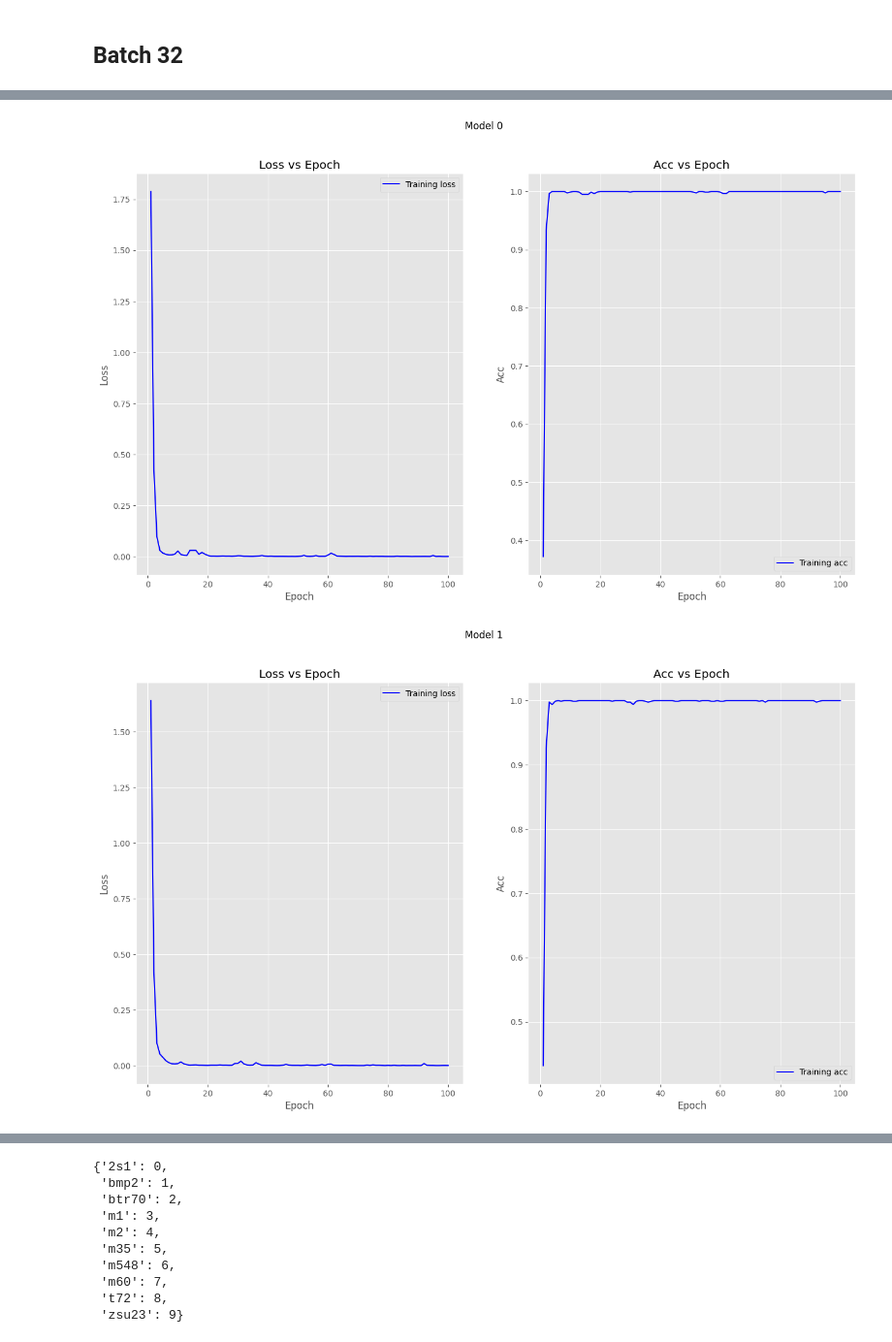
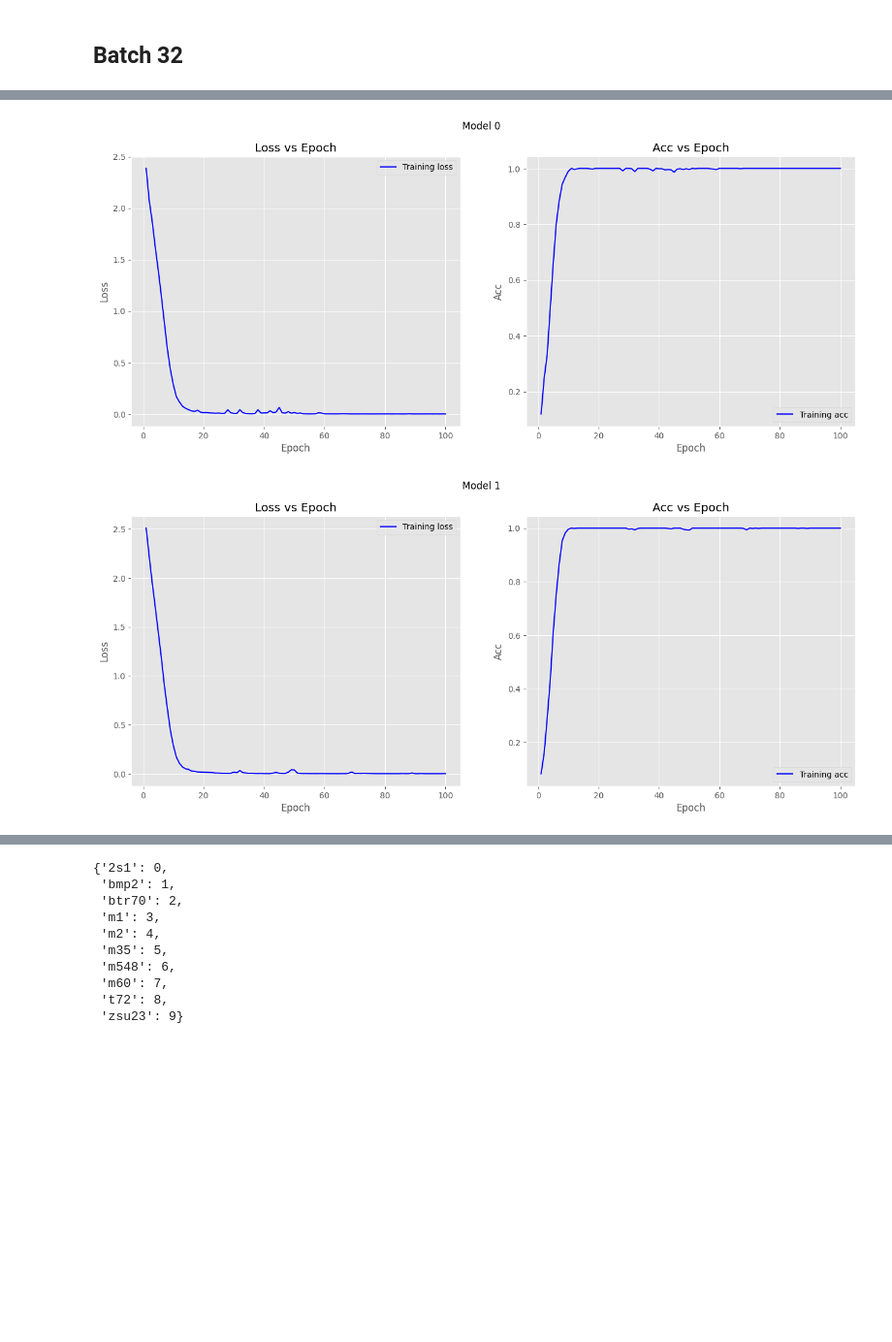
Before and after one commit to alvin-ng44/SAR_ML, a Jupyter notebook: notebooks/SSR/SSR_wo_aug.ipynb, the cells around one changed output, grey strips where cells are left out. Shown at 97% size. Cells and saved outputs as stored; diff of their text form; code cells hidden in the pictures; blank space fills up the shorter version.

```diff
--- a/notebooks/SSR/SSR_wo_aug.ipynb
+++ b/notebooks/SSR/SSR_wo_aug.ipynb
@@ -14,7 +15,8 @@ import matplotlib.pyplot as plt
 from sklearn.manifold import TSNE
 import umap.umap_ as umap
 # %%
-workspace = "/workspace/alvin/SAR_ML"
+# workspace = "/workspace/alvin/SAR_ML"
+workspace = "/mnt/d/Users/Admin/Projects/dso/SAR_ML"
 data_workspace = os.path.join(workspace, "data/SAMPLE")
 # %%
 # Custom loader function for .npy files
@@ -94,9 +96,15 @@ for i in range(10):
     # Define the loss function and optimizer
     criterion = nn.CrossEntropyLoss() # most common used nn for classification problems
 
-    optimizer = optim.Adam(model.parameters(), lr = 10**(-4))
+    optimizer = optim.Adam(model.parameters(), lr = 3e-5)
 
-    scheduler = CosineAnnealingLR(optimizer, T_max=100)
+    # scheduler = CosineAnnealingLR(optimizer, T_max = 100)
+    scheduler = OneCycleLR(
+        optimizer,
+        max_lr = 1.25e-4,
+        steps_per_epoch = len(dataloaders["train"]),
+        epochs = 100
+        )
 
     # move model to GPU
     device = torch.device("cuda:0" if torch.cuda.is_available() else "cpu")
@@ -136,7 +144,7 @@ for i in range(10):
                     if phase == "train":
                         loss.backward()
                         optimizer.step()
-                        # scheduler.step() # scheduler here if OneCycleLR
+                        scheduler.step() # scheduler here if OneCycleLR
 
                 running_loss += loss.item() * inputs.size(0)
                 running_corrects += (preds == labels).sum().item()
@@ -149,7 +157,7 @@ for i in range(10):
 
             print(f"{phase} Loss: {epoch_loss:.4f} Acc: {epoch_acc:.4f}")
 
-        scheduler.step()
+        # scheduler.step()
         print(f"Epoch {epoch} LR: {scheduler.get_last_lr()[0]:.10f}")
 
         if epoch == 0:
@@ -189,31 +233,31 @@ Training complete!
 # %%
 row, col = train_loss.shape
 
 for i in range(row):
 
     with plt.style.context("ggplot"):
-        fig = plt.figure(figsize = (16, 9))
+        fig = plt.figure(figsize = (16, 6))
 
         ax0 = fig.add_subplot(1, 2, 1)
         ax0.plot(np.arange(1, num_epochs+1), train_loss[i, :], label = "Training loss", c = "blue")
         # ax0.plot(np.arange(1, num_epochs+1), val_loss[i, :], label = "Validation loss", c = "green")
         ax0.set_title("Loss vs Epoch")
         ax0.set_xlabel("Epoch")
         ax0.set_ylabel("Loss")
         ax0.legend()
         ax0.grid(True)
 
         ax1 = fig.add_subplot(1, 2, 2)
         ax1.plot(np.arange(1, num_epochs+1), train_acc[i, :], label = "Training acc", c = "blue")
         # ax1.plot(np.arange(1, num_epochs+1), val_acc[i, :], label = "Validation acc", c = "green")
         ax1.set_title("Acc vs Epoch")
         ax1.set_xlabel("Epoch")
         ax1.set_ylabel("Acc")
         ax1.legend()
         ax1.grid(True)
 
         fig.suptitle(f"Model {i}")
         plt.show()
 # %% [output]
-[figure, old version]
+[figure, new version]
-[figure, old version]
+[figure, new version]
```
Also changed, not shown: parts of 10 cells of this notebook.
